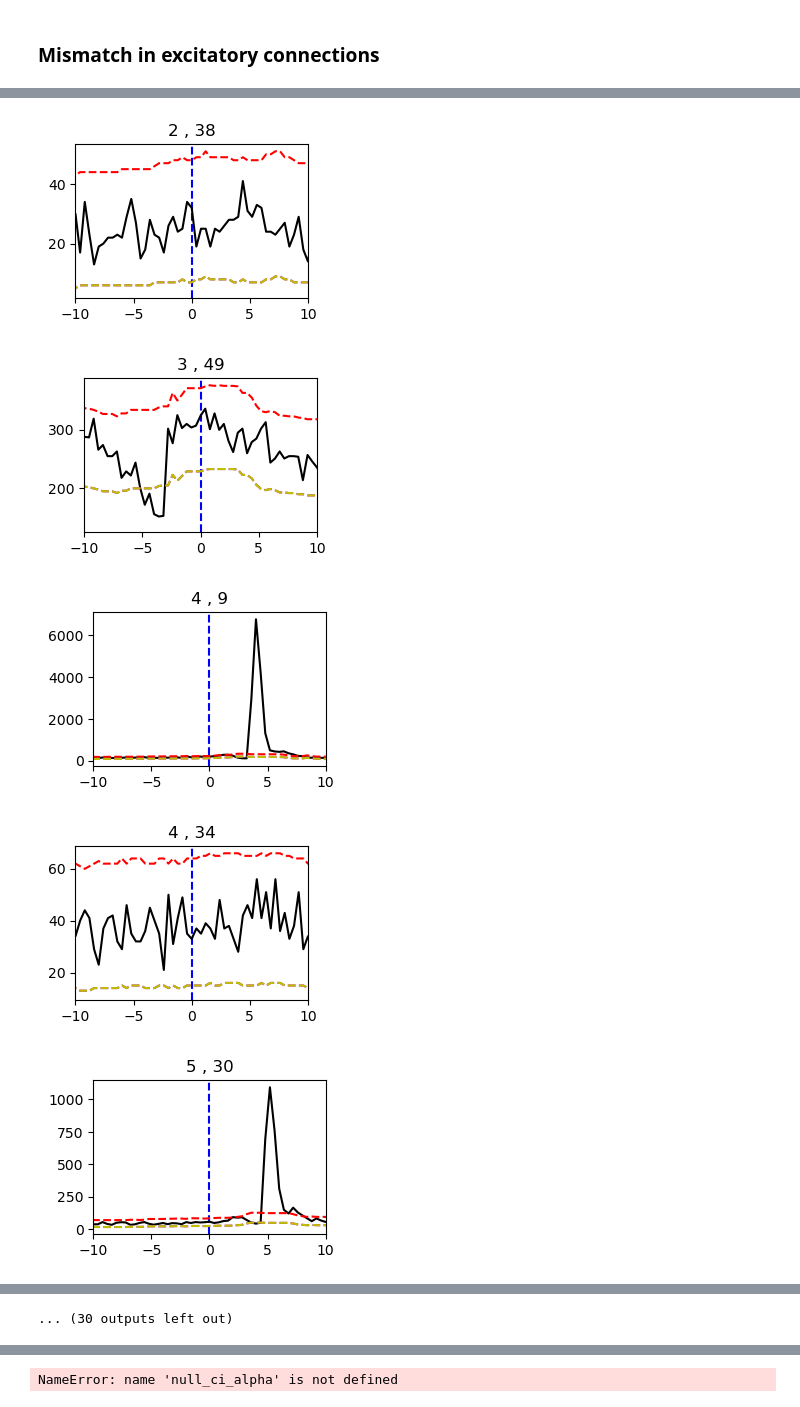
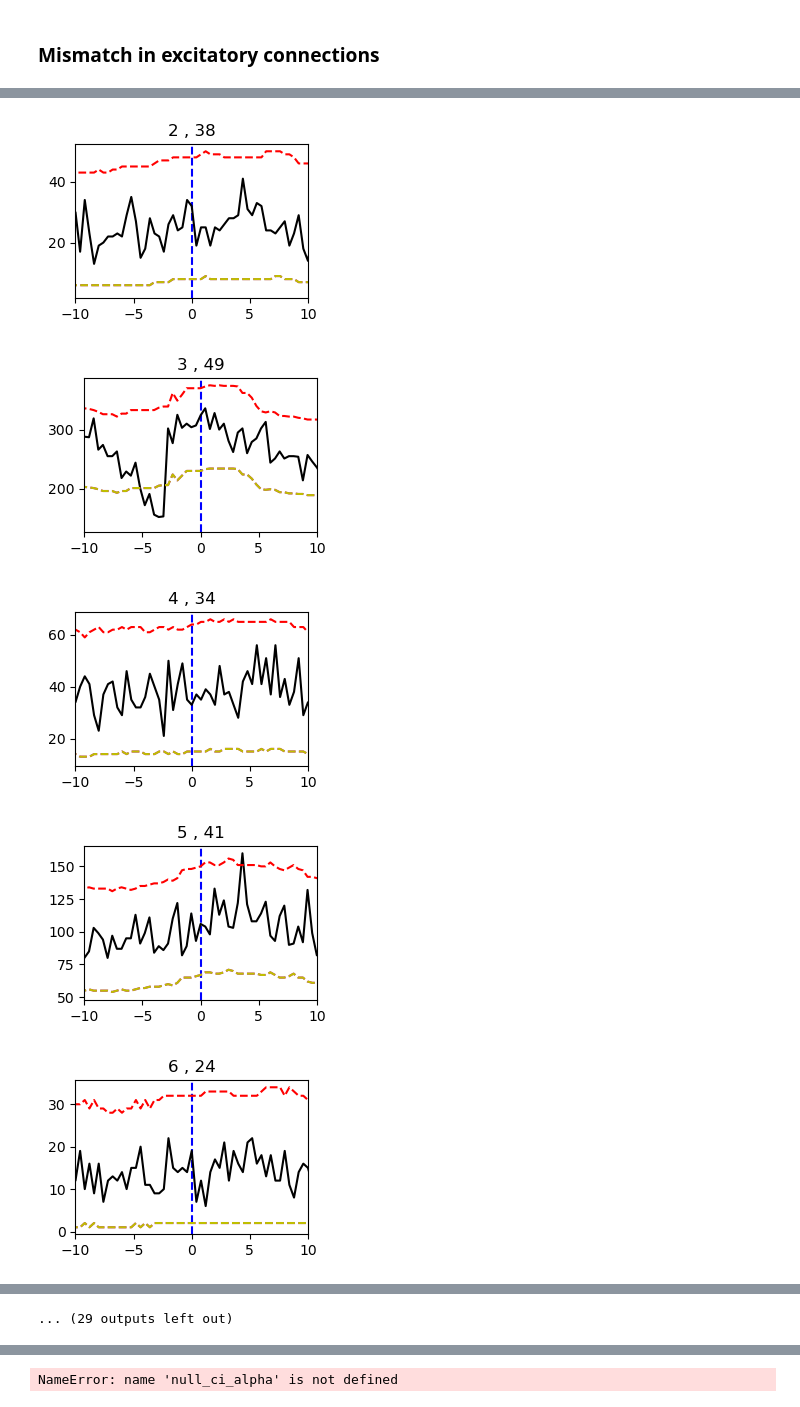
Before and after one commit to rajatsaxena/mea, a Jupyter notebook: CCG/CCG-Test2.ipynb, the cells around one changed output, grey strips where cells are left out. Cells and saved outputs as stored; diff of their text form; code cells hidden in the pictures.

```diff
--- a/CCG/CCG-Test2.ipynb
+++ b/CCG/CCG-Test2.ipynb
@@ -34,11 +34,11 @@ W = int(0.01/bin_dur) # 10 ms
 
 # significance calculation
 min_win_monosyn = 0.0008 # 0.8ms
-win_monosyn = 0.01 # right edge of window to look for mono-synaptic connection
+win_monosyn = 0.008 # right edge of window to look for mono-synaptic connection
 alpha2 = 0.01 # p-val threshold for peak or dip width
 # width should be above alpha2 in (0.8 - 4ms) range; 5-0.8 = 4.2ms
-sig_width = [0.0008, 0.08]
-sig_width_inh = [0.0012, 0.08]
+sig_width = [0.0008, 0.008]
+sig_width_inh = [0.0008, 0.008]
 # zero-bins range : (-0.4 to 0.4) ms
 zero_bins = [-0.0006, 0.0006] #ms
 # peaksd, widthsd
@@ -286,8 +355,7 @@ for r,c in zip(row,col):
 # %% [markdown]
 ### Mismatch in excitatory connections
 # %%
-# [1,7], [2,35], [4,9], [5,30]
-row, col = np.where((connect==1) & (P!=1))
+row, col = np.where((connect==1) & (Pcausal_exc!=1))
 for r,c in zip(row,col):
     plt.figure(figsize=(3,2))
     plt.axvline(x=0, c='b', ls='--')
@@ -304,7 +372,7 @@ for r,c in zip(row,col):
 [figure]
 [figure]
-[figure, old version]
+[figure, new version]
 [figure]
-[figure, old version]
+[figure, new version]
-[figure, old version]
+[figure, new version]
-[figure, old version]
+[figure, new version]
@@ -314 +382 @@ for r,c in zip(row,col):
-... (30 outputs left out)
+... (29 outputs left out)
```
Also changed, not shown: parts of 7 cells of this notebook.
